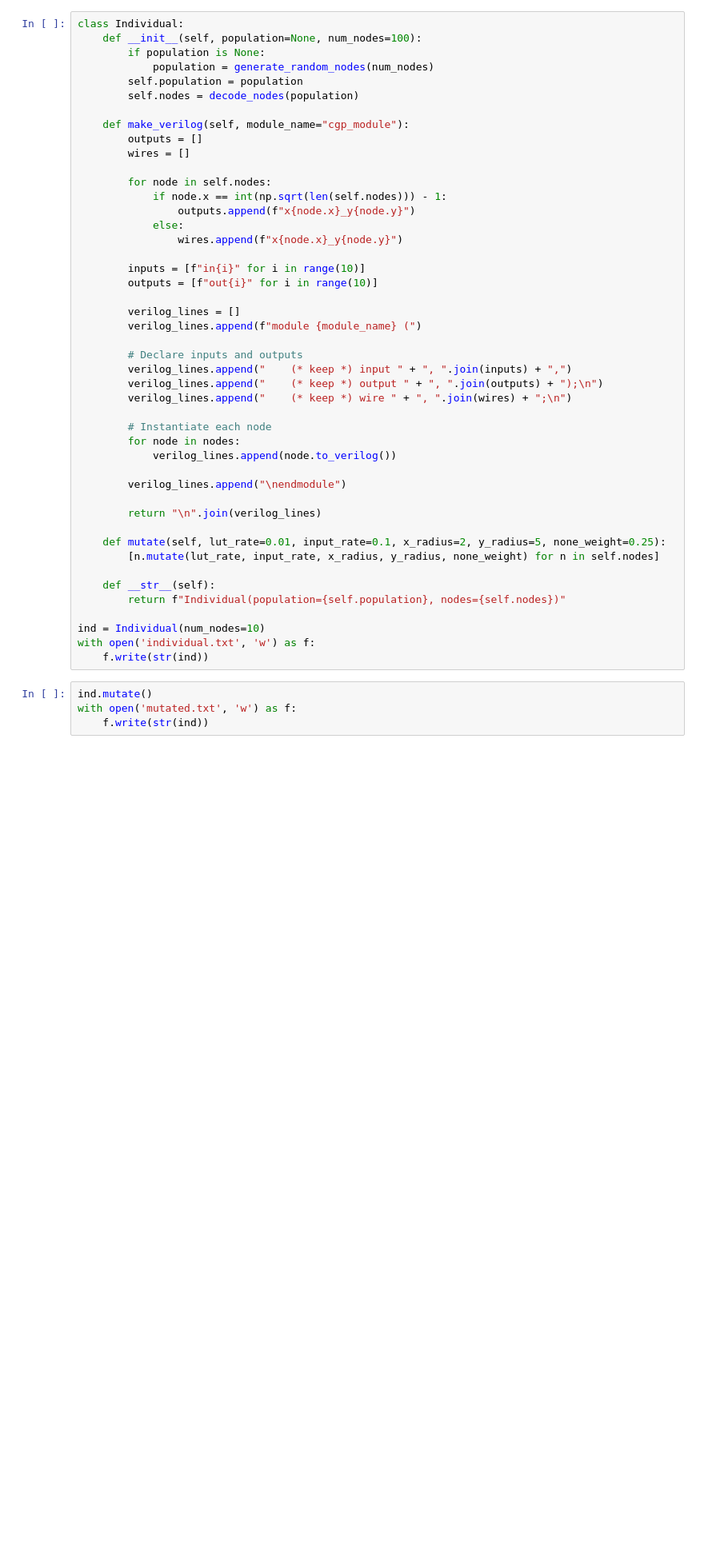
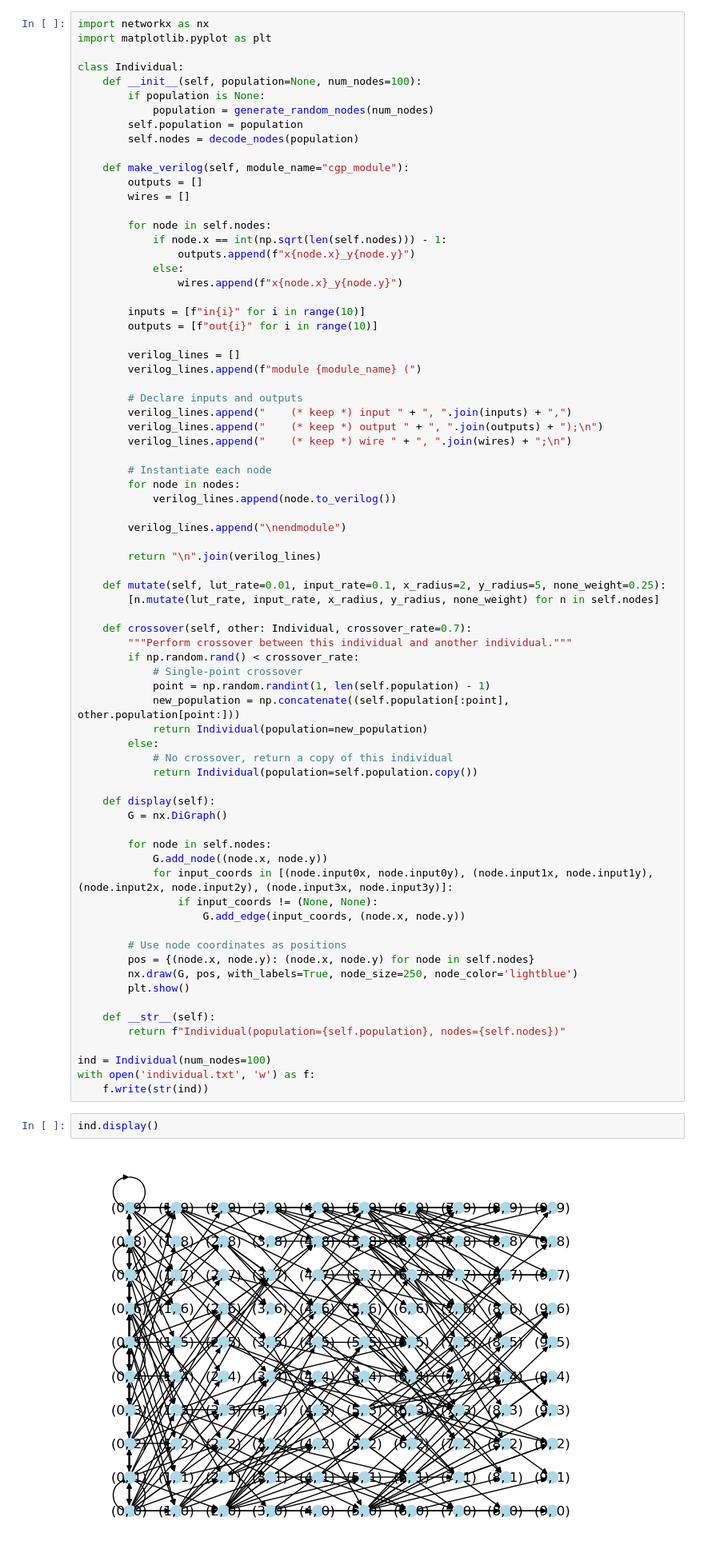
Before and after one commit to tbioren/rhit-thesis, a Jupyter notebook: example-cgp/test.ipynb, the cells around one changed output. Shown: that part at 80% size. Cells and saved outputs as stored; diff of their text form; blank space fills up the shorter version.

```diff
--- a/example-cgp/test.ipynb
+++ b/example-cgp/test.ipynb
@@ -218,5 +220,8 @@ SB_LUT4 #(
 );
 # %%
+import networkx as nx
+import matplotlib.pyplot as plt
+
 class Individual:
     def __init__(self, population=None, num_nodes=100):
         if population is None:
@@ -256,13 +261,38 @@ class Individual:
     def mutate(self, lut_rate=0.01, input_rate=0.1, x_radius=2, y_radius=5, none_weight=0.25):
         [n.mutate(lut_rate, input_rate, x_radius, y_radius, none_weight) for n in self.nodes]
 
+    def crossover(self, other: Individual, crossover_rate=0.7):
+        """Perform crossover between this individual and another individual."""
+        if np.random.rand() < crossover_rate:
+            # Single-point crossover
+            point = np.random.randint(1, len(self.population) - 1)
+            new_population = np.concatenate((self.population[:point], other.population[point:]))
+            return Individual(population=new_population)
+        else:
+            # No crossover, return a copy of this individual
+            return Individual(population=self.population.copy())
+
+    def display(self):
+        G = nx.DiGraph()
+
+        for node in self.nodes:
+            G.add_node((node.x, node.y))
+            for input_coords in [(node.input0x, node.input0y), (node.input1x, node.input1y), (node.input2x, node.input2y), (node.input3x, node.input3y)]:
+                if input_coords != (None, None):
+                    G.add_edge(input_coords, (node.x, node.y))
+
+        # Use node coordinates as positions
+        pos = {(node.x, node.y): (node.x, node.y) for node in self.nodes}
+        nx.draw(G, pos, with_labels=True, node_size=250, node_color='lightblue')
+        plt.show()
+
     def __str__(self):
         return f"Individual(population={self.population}, nodes={self.nodes})"
 
-ind = Individual(num_nodes=10)
+ind = Individual(num_nodes=100)
 with open('individual.txt', 'w') as f:
     f.write(str(ind))
 # %%
-ind.mutate()
-with open('mutated.txt', 'w') as f:
-    f.write(str(ind))
+ind.display()
+# %% [output]
+[figure, added]
```
Also changed, not shown: parts of 2 cells of this notebook, 7 other files.
